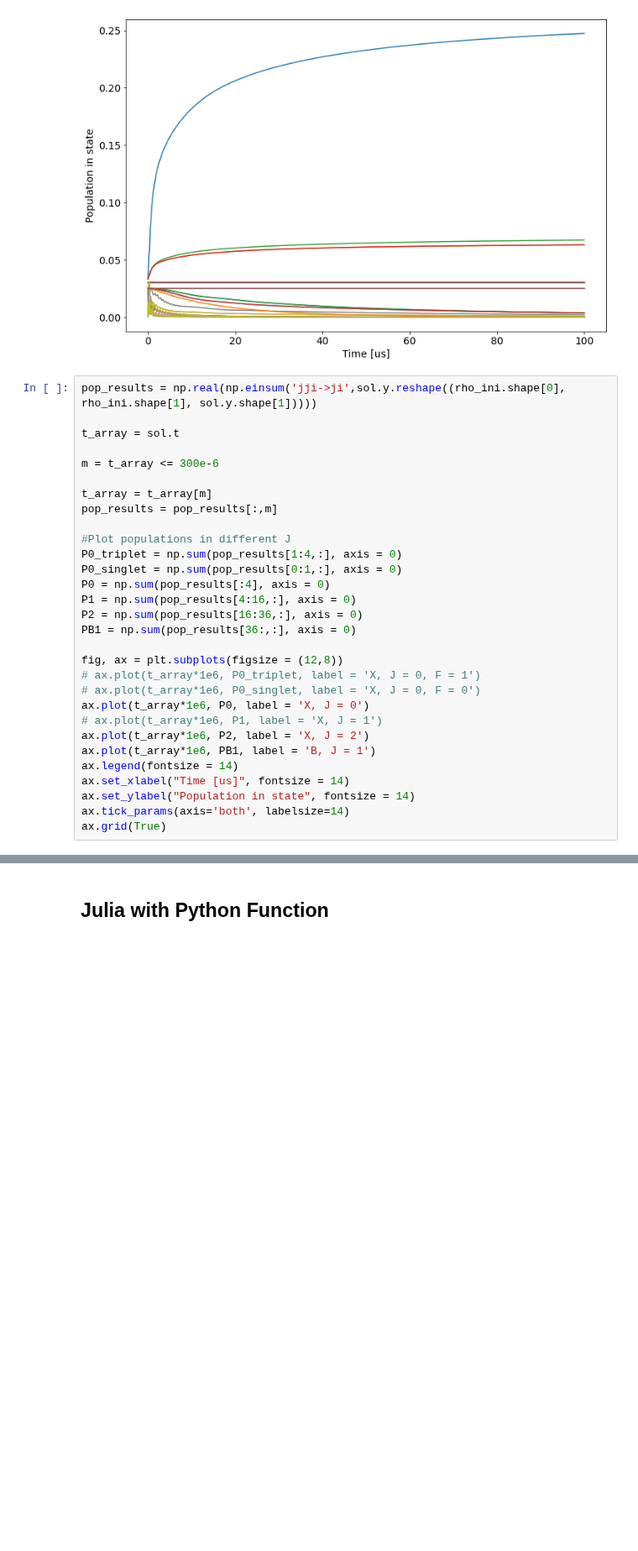
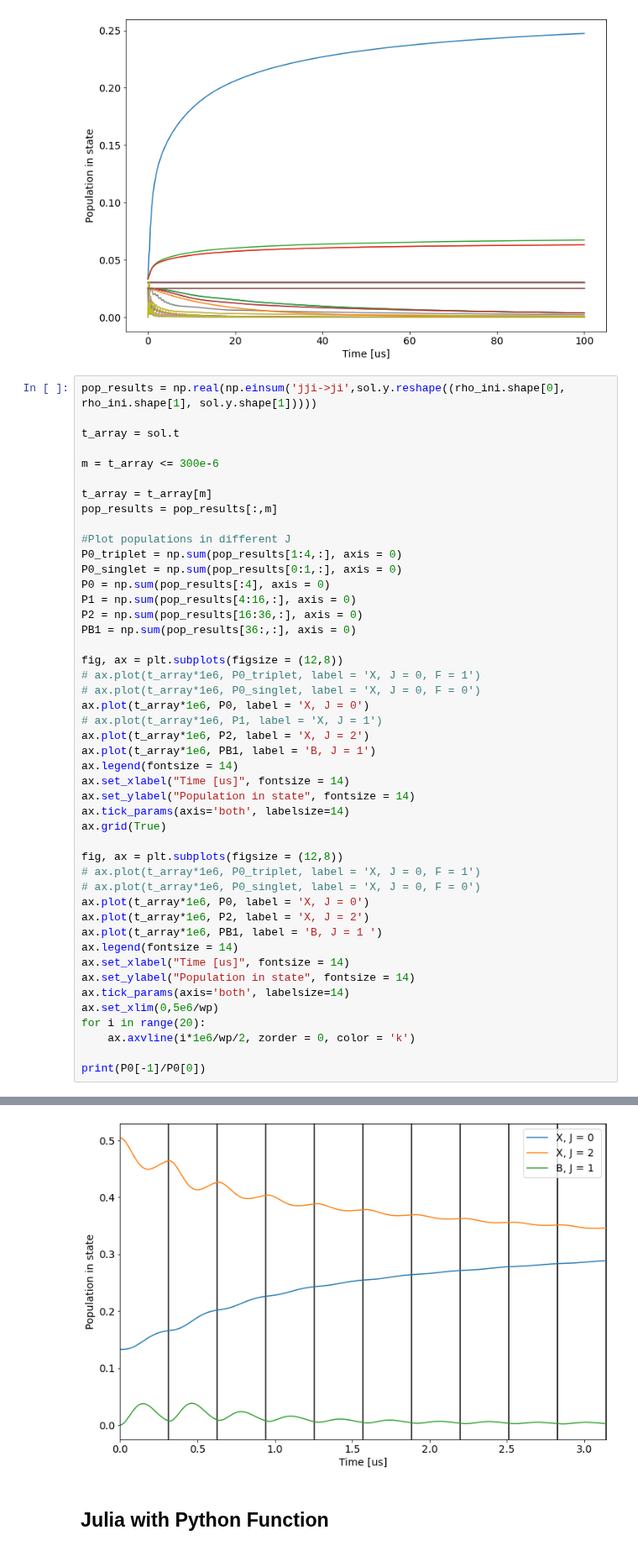
Before and after one commit to ograsdijk/CeNTREX-notebooks, a Jupyter notebook: optical bloch equations/Oskari Code Modified/Performance comparison with Julia.ipynb, the cells around one changed output, grey strips where cells are left out. Shown at 84% size. Drawn from its saved outputs; the diff is of its cells as text; blank space fills up the shorter version.

```diff
--- a/optical bloch equations/Oskari Code Modified/Performance comparison with Julia.ipynb
+++ b/optical bloch equations/Oskari Code Modified/Performance comparison with Julia.ipynb
@@ -398,4 +398,20 @@ ax.set_xlabel("Time [us]", fontsize = 14)
 ax.set_ylabel("Population in state", fontsize = 14)
 ax.tick_params(axis='both', labelsize=14)
 ax.grid(True)
+
+fig, ax = plt.subplots(figsize = (12,8))
+# ax.plot(t_array*1e6, P0_triplet, label = 'X, J = 0, F = 1')
+# ax.plot(t_array*1e6, P0_singlet, label = 'X, J = 0, F = 0')
+ax.plot(t_array*1e6, P0, label = 'X, J = 0')
+ax.plot(t_array*1e6, P2, label = 'X, J = 2')
+ax.plot(t_array*1e6, PB1, label = 'B, J = 1 ')
+ax.legend(fontsize = 14)
+ax.set_xlabel("Time [us]", fontsize = 14)
+ax.set_ylabel("Population in state", fontsize = 14)
+ax.tick_params(axis='both', labelsize=14)
+ax.set_xlim(0,5e6/wp)
+for i in range(20):
+    ax.axvline(i*1e6/wp/2, zorder = 0, color = 'k')
+
+print(P0[-1]/P0[0])
 # %% [output]
@@ -402,4 +419,5 @@ ax.grid(True)
 [figure]
+[figure, added]
 # %% [markdown]
 ## Julia with Python Function
 # %%
```
Also changed, not shown: parts of 21 cells of this notebook.
